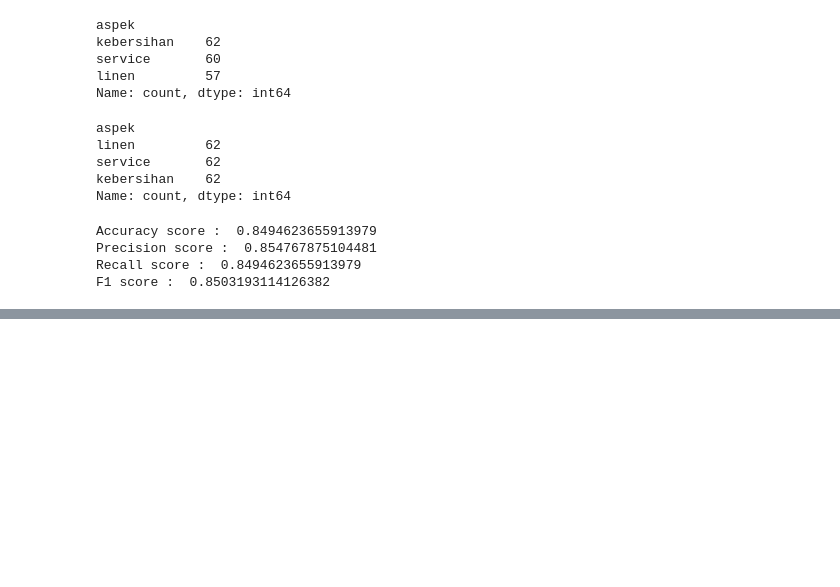
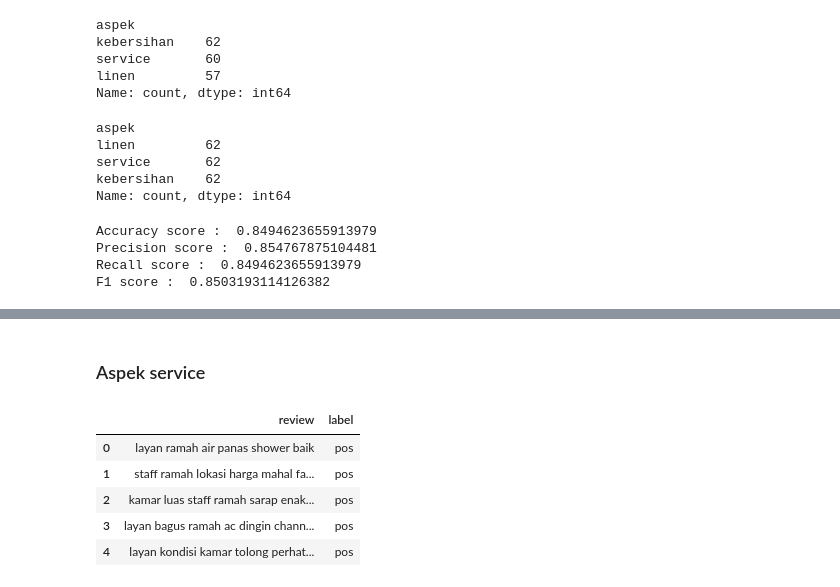
Before and after one commit to trisnawahyudiii/pmddt-kelompok-2, a Jupyter notebook: models/k-means.ipynb, the cells around one changed output, grey strips where cells are left out. Saved outputs shown, nothing was run; the diff lists cells and outputs as text; code cells hidden in the pictures; blank space fills up the shorter version.

```diff
--- a/models/k-means.ipynb
+++ b/models/k-means.ipynb
@@ -615,0 +692,13 @@ F1 score :  0.8503193114126382
+# %% [markdown]
+### Aspek service
+# %%
+# preprocessing data
+cleaned_service_data = data_preprocessor(service_combined, 'service')
+cleaned_service_data.head()
+# %% [output]
+|  | review | label |
+| 0 | layan ramah air panas shower baik | pos |
+| 1 | staff ramah lokasi harga mahal fa... | pos |
+| 2 | kamar luas staff ramah sarap enak... | pos |
+| 3 | layan bagus ramah ac dingin chann... | pos |
+| 4 | layan kondisi kamar tolong perhat... | pos |
```
Also changed, not shown: parts of 46 cells of this notebook, 34 other files.
